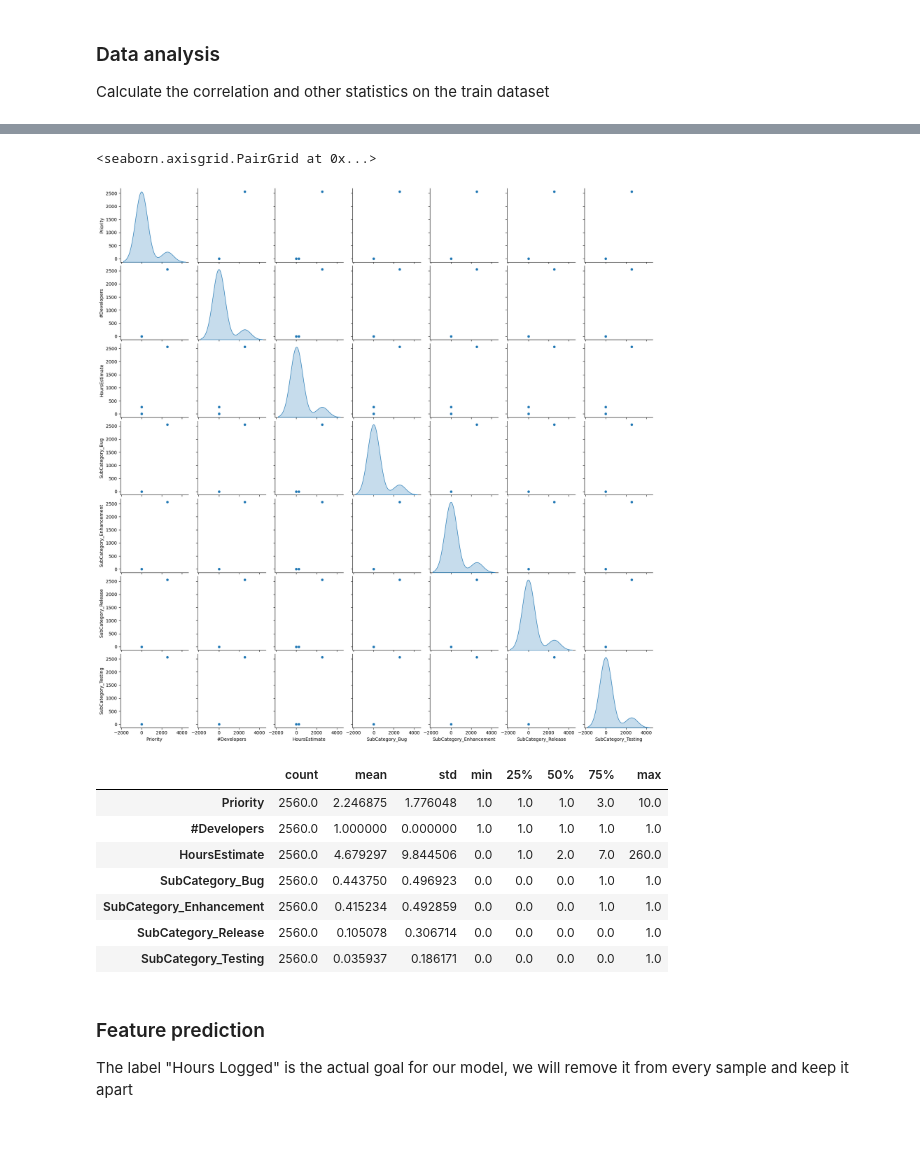
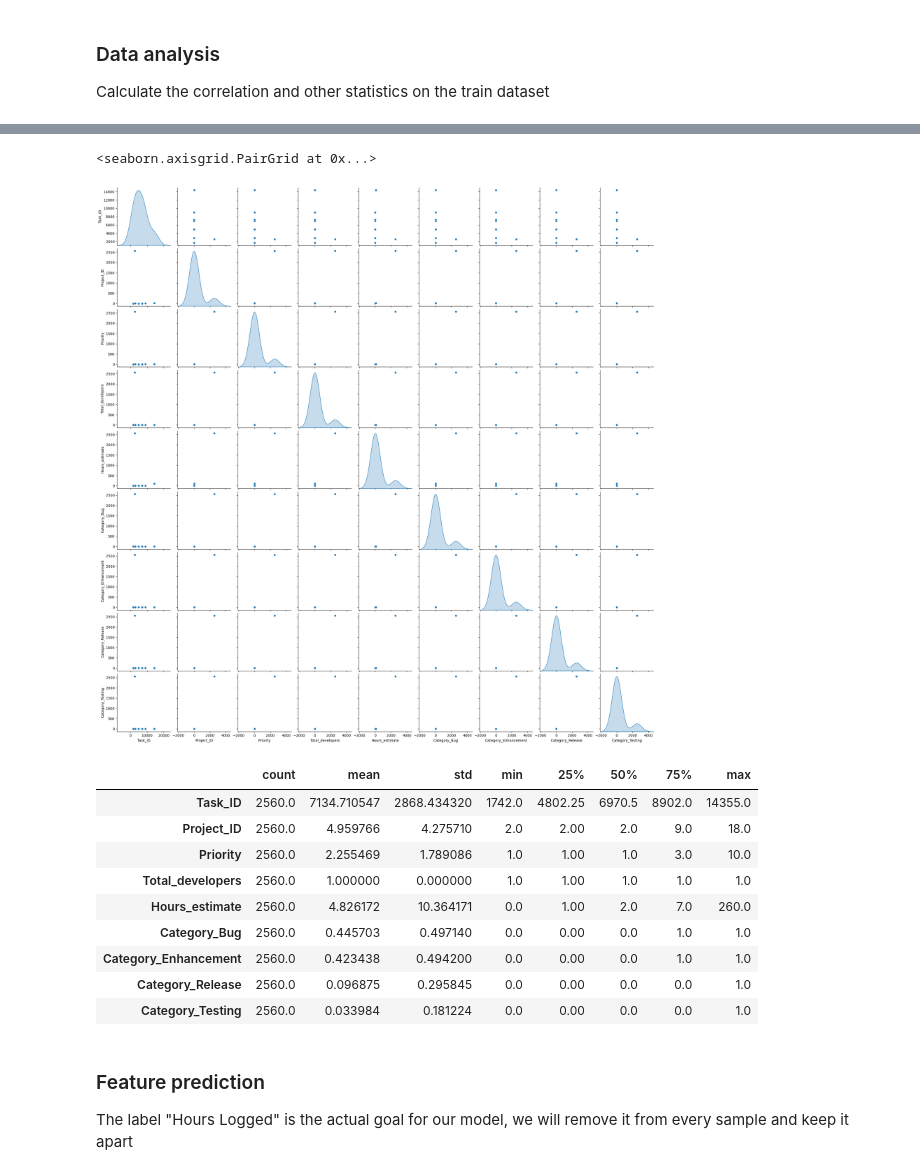
Before and after one commit to fransbompart/internship_UCAB, a Jupyter notebook: scripts/oficial/script_neural_network_2.ipynb, the cells around one changed output, grey strips where cells are left out. Saved outputs shown, nothing was run; the diff lists cells and outputs as text; code cells hidden in the pictures; blank space fills up the shorter version.

```diff
--- a/scripts/oficial/script_neural_network_2.ipynb
+++ b/scripts/oficial/script_neural_network_2.ipynb
@@ -27,7 +25,10 @@ WARNING:tensorflow:From C:\Users\franc\AppData\Local\Packages\PythonSoftwareFoun
 ## Data preprocessing
 # %%
 # load the dataset
-original_dataset = pd.read_csv("C:/Users/franc/pasantia_IA/datasets/data_less_9hrs.csv")
+# connectium
+# original_dataset = pd.read_csv("C:/Users/franc/pasantia_IA/datasets/data_connectium.csv")
+# another enterprise
+original_dataset = pd.read_csv("C:/Users/franc/pasantia_IA/datasets/data_sip.csv")
 
 # show the original data
 original_dataset.head()
@@ -62,23 +63,21 @@ dtypes: float64(5), int64(3), object(3)
 memory usage: 366.8+ KB
 # %%
 # drop all the unnecessary columns
-clean_dataset = original_dataset.drop(columns=[
-    'TaskNumber',
-    'StatusCode',
-    'ProjectCode',
-    'TaskPerformance',
-    'DeveloperPerformance',
-    'Difference',
-])
+clean_dataset = original_dataset[[
+    'Task_ID',
+    'Project_ID',
+    'Priority',
+    'Category',
+    'Total_developers',
+    'Hours_estimate',
+    'Hours_logged',
+]]
 
-# desnormalizing SubCategory column
-valid_subcategories = clean_dataset['SubCategory'].unique()
-clean_dataset = pd.get_dummies(clean_dataset, columns=['SubCategory'])
+# desnormalizing data
+clean_dataset = pd.get_dummies(clean_dataset, columns=['Category'])
 clean_dataset = clean_dataset.astype(int)
 
 # check if is necessary to drop any row with NaN/empty/null values
-
-# drop rows with high desviation on hours
 # %%
 clean_dataset.head()
 # %% [output]
@@ -150,26 +151,28 @@ plt.show()
 # %%
 # correlation only between the features
 train_stats = train_dataset.describe()
-train_stats.pop("HoursLogged")
+train_stats.pop("Hours_logged")
 sns.pairplot(train_stats[train_stats.columns], diag_kind="kde")
 # %% [output]
 <seaborn.axisgrid.PairGrid at 0x...>
-[figure, old version]
+[figure, new version]
 # %%
 # another interesting statistics
 train_stats = train_dataset.describe()
-train_stats.pop("HoursLogged")
+train_stats.pop("Hours_logged")
 train_stats = train_stats.transpose()
 train_stats
 # %% [output]
 |  | count | mean | std | min | 25% | 50% | 75% | max |
-| Priority | 2560.0 | 2.246875 | 1.776048 | 1.0 | 1.0 | 1.0 | 3.0 | 10.0 |
-| #Developers | 2560.0 | 1.000000 | 0.000000 | 1.0 | 1.0 | 1.0 | 1.0 | 1.0 |
-| HoursEstimate | 2560.0 | 4.679297 | 9.844506 | 0.0 | 1.0 | 2.0 | 7.0 | 260.0 |
-| SubCategory_Bug | 2560.0 | 0.443750 | 0.496923 | 0.0 | 0.0 | 0.0 | 1.0 | 1.0 |
-| SubCategory_Enhancement | 2560.0 | 0.415234 | 0.492859 | 0.0 | 0.0 | 0.0 | 1.0 | 1.0 |
-| SubCategory_Release | 2560.0 | 0.105078 | 0.306714 | 0.0 | 0.0 | 0.0 | 0.0 | 1.0 |
-| SubCategory_Testing | 2560.0 | 0.035937 | 0.186171 | 0.0 | 0.0 | 0.0 | 0.0 | 1.0 |
+| Task_ID | 2560.0 | 7134.710547 | 2868.434320 | 1742.0 | 4802.25 | 6970.5 | 8902.0 | 14355.0 |
+| Project_ID | 2560.0 | 4.959766 | 4.275710 | 2.0 | 2.00 | 2.0 | 9.0 | 18.0 |
+| Priority | 2560.0 | 2.255469 | 1.789086 | 1.0 | 1.00 | 1.0 | 3.0 | 10.0 |
+| Total_developers | 2560.0 | 1.000000 | 0.000000 | 1.0 | 1.00 | 1.0 | 1.0 | 1.0 |
+| Hours_estimate | 2560.0 | 4.826172 | 10.364171 | 0.0 | 1.00 | 2.0 | 7.0 | 260.0 |
+| Category_Bug | 2560.0 | 0.445703 | 0.497140 | 0.0 | 0.00 | 0.0 | 1.0 | 1.0 |
+| Category_Enhancement | 2560.0 | 0.423438 | 0.494200 | 0.0 | 0.00 | 0.0 | 1.0 | 1.0 |
+| Category_Release | 2560.0 | 0.096875 | 0.295845 | 0.0 | 0.00 | 0.0 | 0.0 | 1.0 |
+| Category_Testing | 2560.0 | 0.033984 | 0.181224 | 0.0 | 0.00 | 0.0 | 0.0 | 1.0 |
 # %% [markdown]
 ### Feature prediction
 
```
Also changed, not shown: parts of 35 cells of this notebook, 7 other files.
